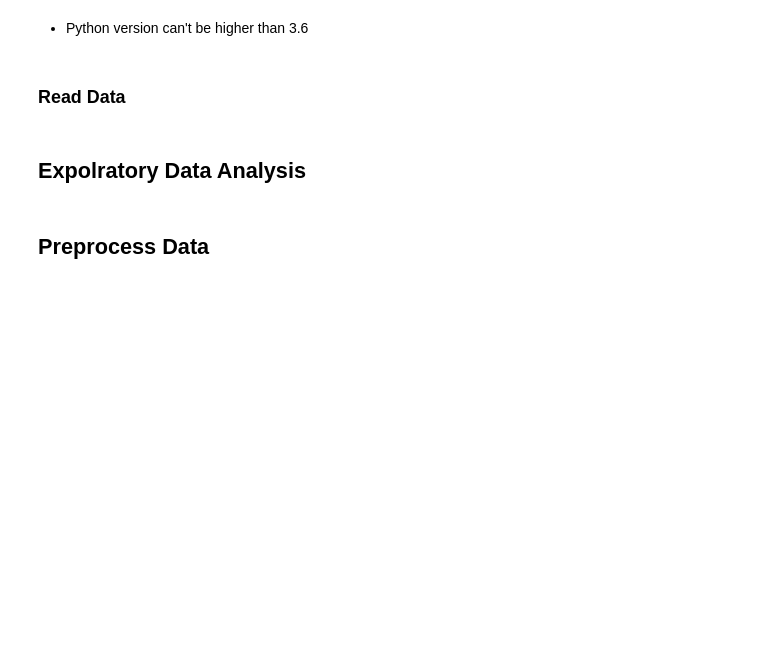
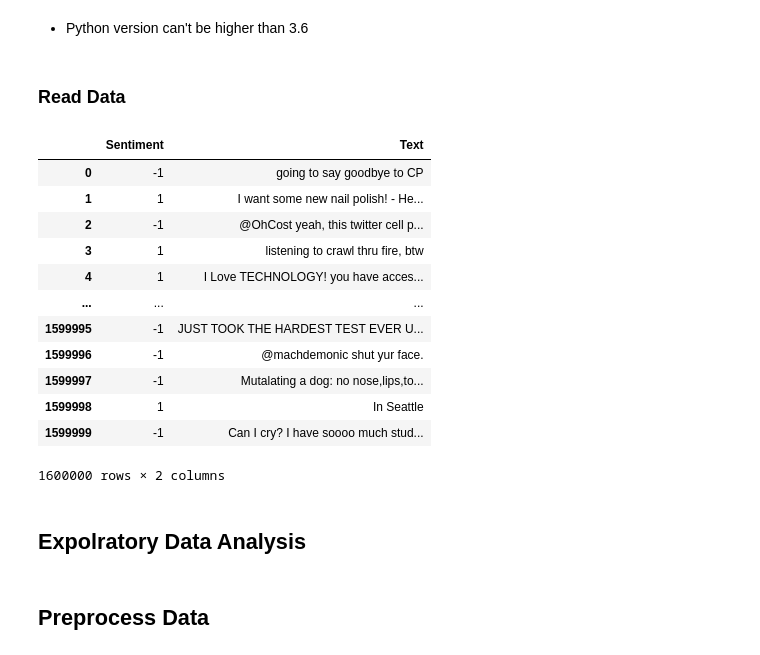
Before and after one commit to dczzzzzdc/Twitter_Sentiment_Analysis, a Jupyter notebook: Code/Word2Vec Model.ipynb, the cells around one changed output. Cells and saved outputs as stored; diff of their text form; code cells hidden in the pictures; blank space fills up the shorter version.

```diff
--- a/Code/Word2Vec Model.ipynb
+++ b/Code/Word2Vec Model.ipynb
@@ -84,3 +78,20 @@ data.drop(["Id", "Date", "Flag", "User"],axis = 1,inplace = True)
+# %%
+col_names = ["Sentiment","Text"]
+data = pd.read_csv(r'D:\CSC590_Design_Project\Data\data.csv',names = col_names,encoding="ISO-8859-1")
+# %% [output]
+|  | Sentiment | Text |
+| 0 | -1 | going to say goodbye to CP |
+| 1 | 1 | I want some new nail polish! - He... |
+| 2 | -1 | @OhCost yeah, this twitter cell p... |
+| 3 | 1 | listening to crawl thru fire, btw |
+| 4 | 1 | I Love TECHNOLOGY! you have acces... |
+| ... | ... | ... |
+| 1599995 | -1 | JUST TOOK THE HARDEST TEST EVER U... |
+| 1599996 | -1 | @machdemonic shut yur face. |
+| 1599997 | -1 | Mutalating a dog: no nose,lips,to... |
+| 1599998 | 1 | In Seattle |
+| 1599999 | -1 | Can I cry? I have soooo much stud... |
+1600000 rows × 2 columns
 # %% [markdown]
 ## Expolratory Data Analysis <a class="anchor" id="eda"></a>
 # %% [markdown]
```
Also changed, not shown: parts of 8 cells of this notebook, 3 other files.
